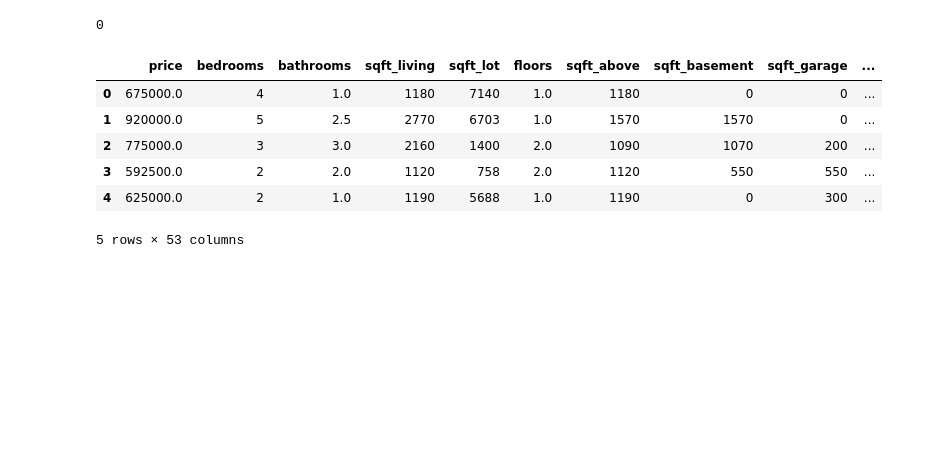
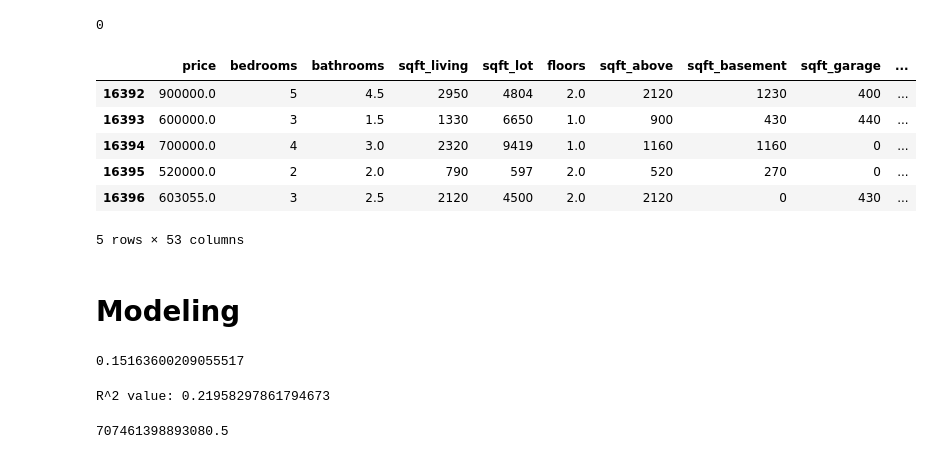
Before and after one commit to Mahmoudh22/Project_2_Housing_Predictor, a Jupyter notebook: Modeling/3. Modeling.ipynb, the cells around one changed output. Drawn from its saved outputs; the diff is of its cells as text; code cells hidden in the pictures; blank space fills up the shorter version.

Commit message:
linear model building

```diff
--- a/Modeling/3. Modeling.ipynb
+++ b/Modeling/3. Modeling.ipynb
@@ -162,17 +177,55 @@ data.isna().sum().sum()
 # %% [output]
 0
 # %%
-data.head()
+data.tail()
 # %% [output]
 |  | price | bedrooms | bathrooms | sqft_living | sqft_lot | floors | sqft_above | sqft_basement | sqft_garage | ... |
-| 0 | 675000.0 | 4 | 1.0 | 1180 | 7140 | 1.0 | 1180 | 0 | 0 | ... |
-| 1 | 920000.0 | 5 | 2.5 | 2770 | 6703 | 1.0 | 1570 | 1570 | 0 | ... |
-| 2 | 775000.0 | 3 | 3.0 | 2160 | 1400 | 2.0 | 1090 | 1070 | 200 | ... |
-| 3 | 592500.0 | 2 | 2.0 | 1120 | 758 | 2.0 | 1120 | 550 | 550 | ... |
-| 4 | 625000.0 | 2 | 1.0 | 1190 | 5688 | 1.0 | 1190 | 0 | 300 | ... |
+| 16392 | 900000.0 | 5 | 4.5 | 2950 | 4804 | 2.0 | 2120 | 1230 | 400 | ... |
+| 16393 | 600000.0 | 3 | 1.5 | 1330 | 6650 | 1.0 | 900 | 430 | 440 | ... |
+| 16394 | 700000.0 | 4 | 3.0 | 2320 | 9419 | 1.0 | 1160 | 1160 | 0 | ... |
+| 16395 | 520000.0 | 2 | 2.0 | 790 | 597 | 2.0 | 520 | 270 | 0 | ... |
+| 16396 | 603055.0 | 3 | 2.5 | 2120 | 4500 | 2.0 | 2120 | 0 | 430 | ... |
 5 rows × 53 columns
 # %%
 # X and Y  variable are created for the model
 
 y = data["price"]
 X = data.drop("price", axis=1)
+# %% [markdown]
+# Modeling
+# %%
+## brendan
+
+
+lr = LinearRegression()
+lr.fit(X,y)
+lr.score(X,y)
+# %% [output]
+0.15163600209055517
+# %%
+from sklearn.linear_model import LinearRegression
+from sklearn.model_selection import train_test_split
+from sklearn.metrics import mean_absolute_error
+from sklearn.preprocessing import PolynomialFeatures
+from sklearn.preprocessing import StandardScaler
+ss = StandardScaler()
+
+
+X_train, X_test, y_train, y_test = train_test_split(X, y, test_size = 0.3)
+
+
+ss.fit(X_train)
+X_standardized_train = ss.transform(X_train)
+X_standardized_test = ss.transform(X_test)
+
+
+lr_raw = LinearRegression()
+lr_raw.fit(X_standardized_train, y_train)
+print(f'R^2 value: {lr_raw.score(X_standardized_train, y_train)}')
+# %% [output]
+R^2 value: 0.21958297861794673
+# %%
+y_pred = lr_raw.predict(X_standardized_test)
+mean_absolute_error(y_pred, y_test)
+# %% [output]
+707461398893080.5
```
Also changed, not shown: parts of 7 cells of this notebook, 3 other files.
